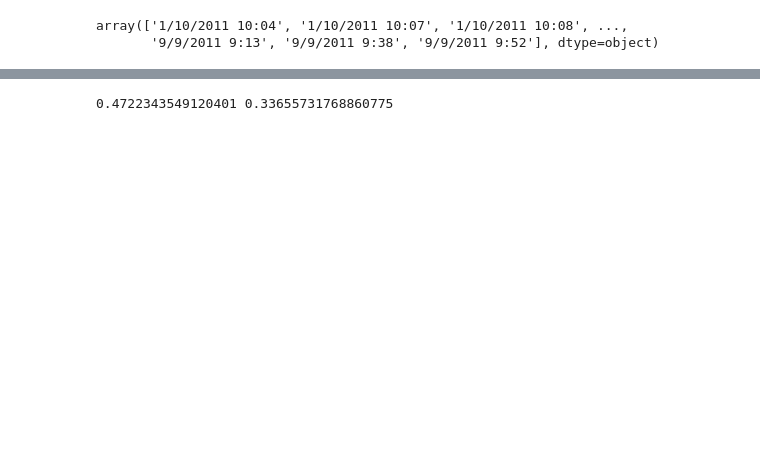
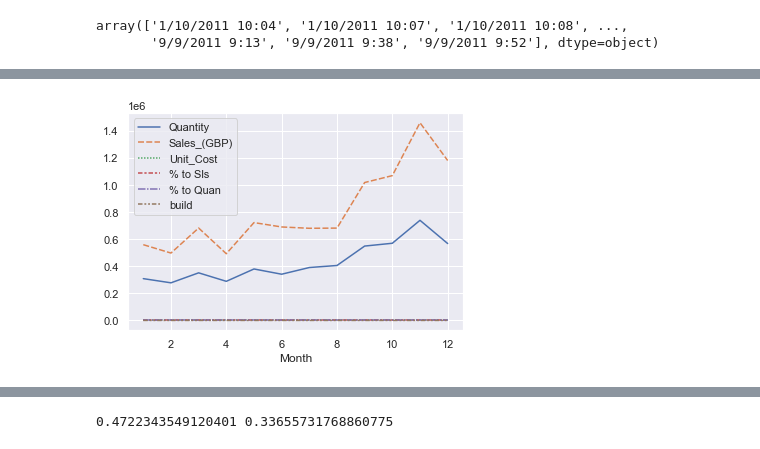
Before and after one commit to axpinkerton/projects, a Jupyter notebook: proj1nb.ipynb, the cells around one changed output, grey strips where cells are left out. Drawn from its saved outputs; the diff is of its cells as text; code cells hidden in the pictures; blank space fills up the shorter version.

```diff
--- a/proj1nb.ipynb
+++ b/proj1nb.ipynb
@@ -90,18 +93,21 @@ new.head()
 new.groupby(['StockCode','Description'])[['woy']].agg('min')
 
 new.groupby(['StockCode','Description', 'Wk']).agg('sum').head()
-week_ttl = new.groupby(['Wk'])[['Quantity','sls$']].agg('sum')
+week_ttl = new.groupby(['Wk'])[['Quantity','Sales_(GBP)']].agg('sum')
 
-cal_month_ttl = new.groupby(['mo'])[['Quantity','sls$']].agg('sum').copy()
-cal_month_ttl['AUR']=cal_month_ttl['sls$']/cal_month_ttl['Quantity']
-ttlsls = cal_month_ttl['sls$'].sum()
+cal_month_ttl = new.groupby(['Month'])[['Quantity','Sales_(GBP)']].agg('sum').copy()
+cal_month_ttl['Unit_Cost']=cal_month_ttl['Sales_(GBP)']/cal_month_ttl['Quantity']
+ttlsls = cal_month_ttl['Sales_(GBP)'].sum()
 ttlquan = cal_month_ttl['Quantity'].sum()
 monthly_ttls = (ttlsls,ttlquan)
-cal_month_ttl['% to Sls'] = cal_month_ttl['sls$'] / ttlsls
+cal_month_ttl['% to Sls'] = cal_month_ttl['Sales_(GBP)'] / ttlsls
 cal_month_ttl['% to Quan'] = cal_month_ttl['Quantity'] / ttlquan
-cal_month_ttl['build']=round(cal_month_ttl['sls$']/cal_month_ttl['sls$'].shift(1,axis=0),2)
-cal_month_ttl['build'][1]= round((cal_month_ttl['sls$'][1])/(cal_month_ttl['sls$'][12]),2)
-cal_month_ttl
+cal_month_ttl['build']=round(cal_month_ttl['Sales_(GBP)']/cal_month_ttl['Sales_(GBP)'].shift(1,axis=0),2)
+cal_month_ttl['build'][1]= round((cal_month_ttl['Sales_(GBP)'][1])/(cal_month_ttl['Sales_(GBP)'][12]),2)
 
-month_454_ttl = new.groupby(['454_mo'])[['Quantity','sls$']].agg('sum')
+month_454_ttl = new.groupby(['454_Month'])[['Quantity','Sales_(GBP)']].agg('sum')
+yyz = cal_month_ttl.copy()
+print(yyz.index)
+yyz.reset_index()
+yyz
 # %% [output]
@@ -112,5 +135,11 @@ See the caveats in the documentation: https://pandas.pydata.org/pandas-docs/stab
 # %%
 # new.groupby(['Income Group', 'Region'])[['GDP']].agg(np.mean).loc[['High income: OECD', 'High income: nonOECD']]
+# %%
+sns.set_theme(style="darkgrid")
+sns.lineplot(data=yyz)#,style)
+plt.show()
+# %% [output]
+[figure, added]
 # %%
 mask1 = new['ret']
 returns = new.loc[mask1, :].copy()
```
Also changed, not shown: parts of 14 cells of this notebook, 1 other file.
